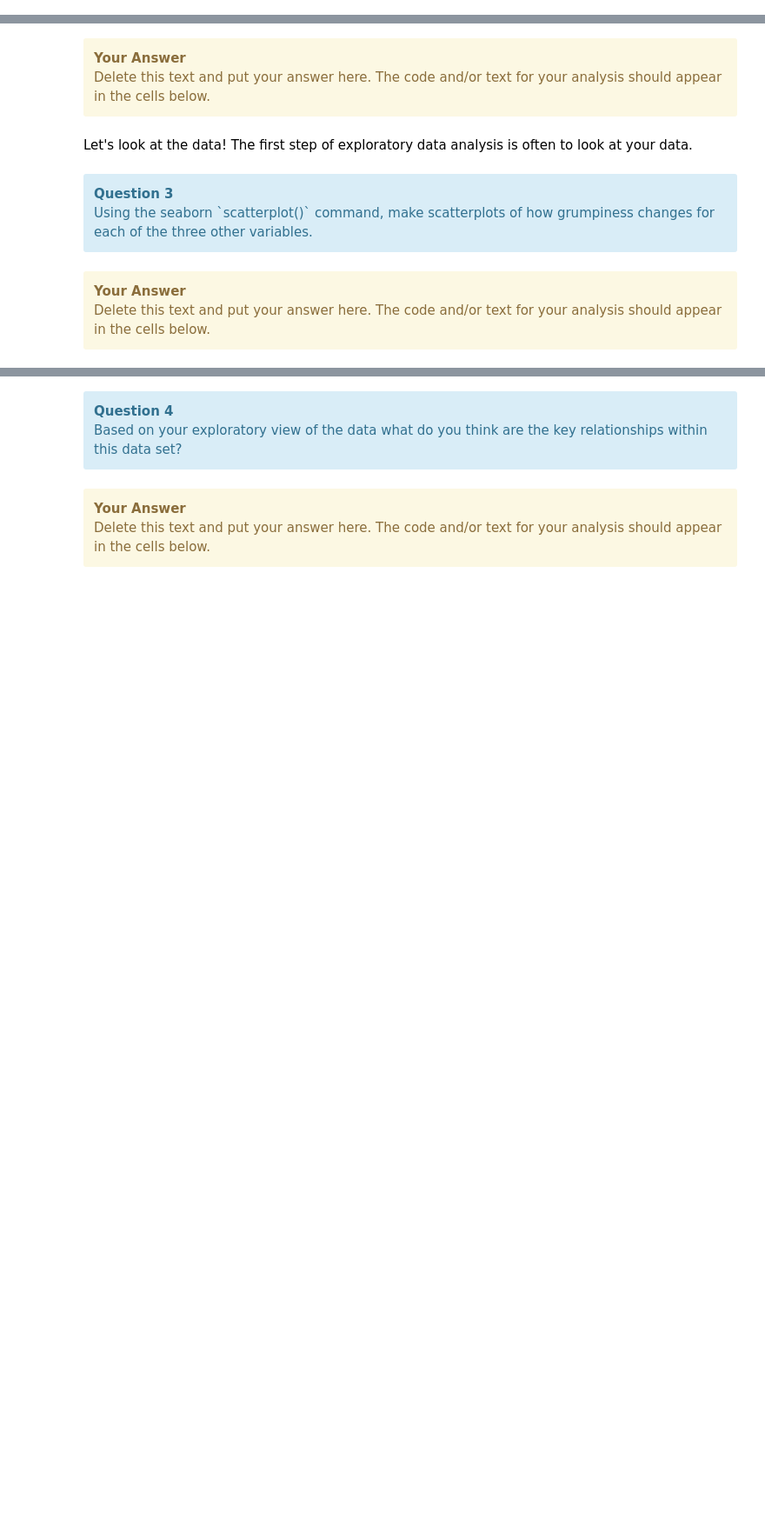
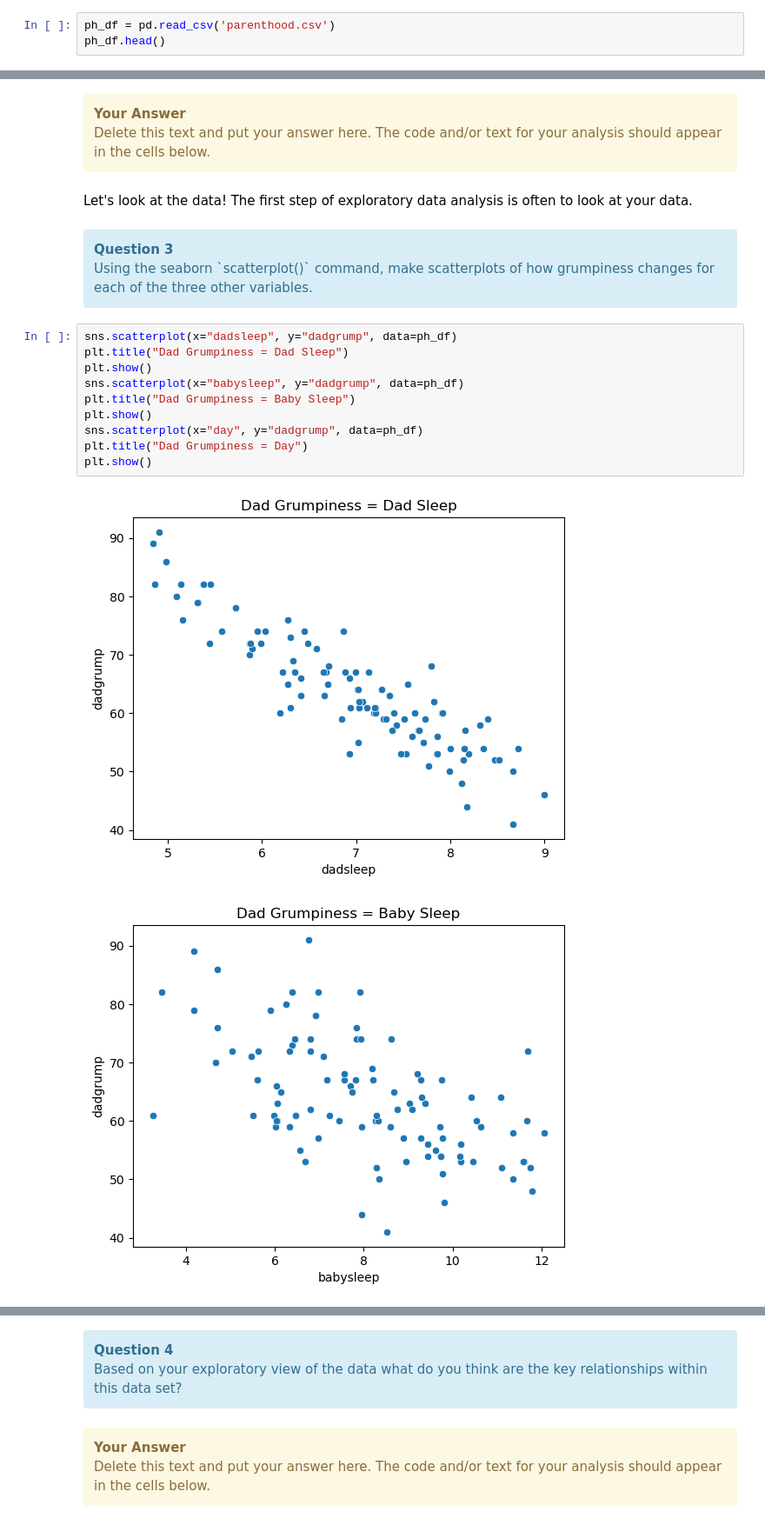
Before and after one commit to markkho/nyu_lab_in_cognition, a Jupyter notebook: book/labs/LabReg-IntroToRegression.ipynb, the cells around one changed output, grey strips where cells are left out. Shown at 87% size. Cells and saved outputs as stored; diff of their text form; blank space fills up the shorter version.

```diff
--- a/book/labs/LabReg-IntroToRegression.ipynb
+++ b/book/labs/LabReg-IntroToRegression.ipynb
@@ -51,0 +47,3 @@ Let's get started by loading in some data.  At this point you should be an exper
+# %%
+ph_df = pd.read_csv('parenthood.csv')
+ph_df.head()
@@ -67,7 +72,16 @@ Let's look at the data! The first step of exploratory data analysis is often to
 <div class="alert alert-info" role="alert">
   <strong>Question 3</strong> <br>
     Using the seaborn `scatterplot()` command, make scatterplots of how grumpiness changes for each of the three other variables.</div>
-# %% [markdown]
-<div class="alert alert-warning" role="alert">
-  <strong>Your Answer</strong> <br>
-  Delete this text and put your answer here.  The code and/or text for your analysis should appear in the cells below.</div>
+# %%
+sns.scatterplot(x="dadsleep", y="dadgrump", data=ph_df)
+plt.title("Dad Grumpiness = Dad Sleep")
+plt.show()
+sns.scatterplot(x="babysleep", y="dadgrump", data=ph_df)
+plt.title("Dad Grumpiness = Baby Sleep")
+plt.show()
+sns.scatterplot(x="day", y="dadgrump", data=ph_df)
+plt.title("Dad Grumpiness = Day")
+plt.show()
+# %% [output]
+[figure, added]
+[figure, added]
```
Also changed, not shown: parts of 13 cells of this notebook.
